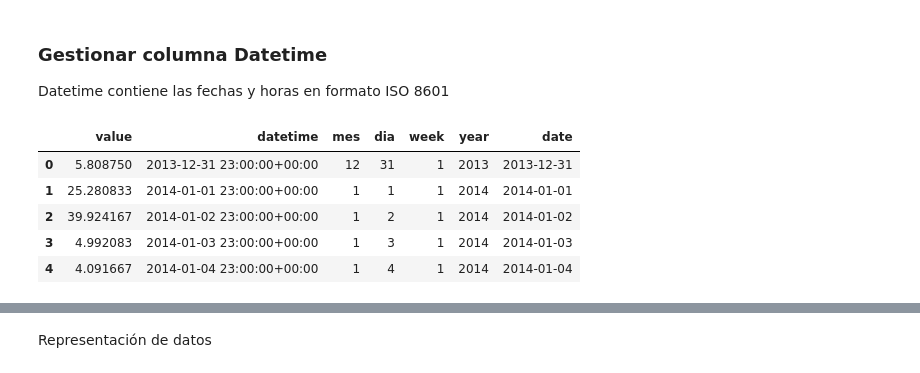
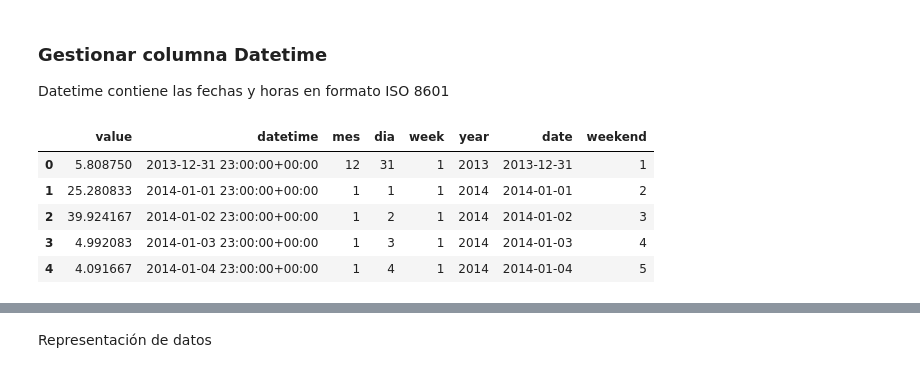
Before and after one commit to carolinariveraa/proyecto_final, a Jupyter notebook: days_2014-2023.ipynb, the cells around one changed output, grey strips where cells are left out. Saved outputs shown, nothing was run; the diff lists cells and outputs as text; code cells hidden in the pictures.

Commit message:
weekday

```diff
--- a/days_2014-2023.ipynb
+++ b/days_2014-2023.ipynb
@@ -103,18 +103,19 @@ Datetime contiene las fechas y horas en formato ISO 8601
 # %%
 # Convertir la columna 'datetime' al tipo de dato datetime
 df['datetime'] = pd.to_datetime(df['datetime'], utc=True)
 df['mes'] = df['datetime'].dt.month
 df['dia'] = df['datetime'].dt.day
-df['week'] = df['datetime'].dt.week
+df['week'] = df['datetime'].dt.isocalendar().week
 df['year'] = df['datetime'].dt.year
 df['date'] = df['datetime'].dt.date
+df['weekend'] = df['datetime'].dt.weekday ## la idea es transformarla para pillar findes
 
 
 df.head()
 # %% [output]
-|  | value | datetime | mes | dia | week | year | date |
-| 0 | 5.808750 | 2013-12-31 23:00:00+00:00 | 12 | 31 | 1 | 2013 | 2013-12-31 |
-| 1 | 25.280833 | 2014-01-01 23:00:00+00:00 | 1 | 1 | 1 | 2014 | 2014-01-01 |
-| 2 | 39.924167 | 2014-01-02 23:00:00+00:00 | 1 | 2 | 1 | 2014 | 2014-01-02 |
-| 3 | 4.992083 | 2014-01-03 23:00:00+00:00 | 1 | 3 | 1 | 2014 | 2014-01-03 |
-| 4 | 4.091667 | 2014-01-04 23:00:00+00:00 | 1 | 4 | 1 | 2014 | 2014-01-04 |
+|  | value | datetime | mes | dia | week | year | date | weekend |
+| 0 | 5.808750 | 2013-12-31 23:00:00+00:00 | 12 | 31 | 1 | 2013 | 2013-12-31 | 1 |
+| 1 | 25.280833 | 2014-01-01 23:00:00+00:00 | 1 | 1 | 1 | 2014 | 2014-01-01 | 2 |
+| 2 | 39.924167 | 2014-01-02 23:00:00+00:00 | 1 | 2 | 1 | 2014 | 2014-01-02 | 3 |
+| 3 | 4.992083 | 2014-01-03 23:00:00+00:00 | 1 | 3 | 1 | 2014 | 2014-01-03 | 4 |
+| 4 | 4.091667 | 2014-01-04 23:00:00+00:00 | 1 | 4 | 1 | 2014 | 2014-01-04 | 5 |
```
Also changed, not shown: parts of 9 cells of this notebook.
